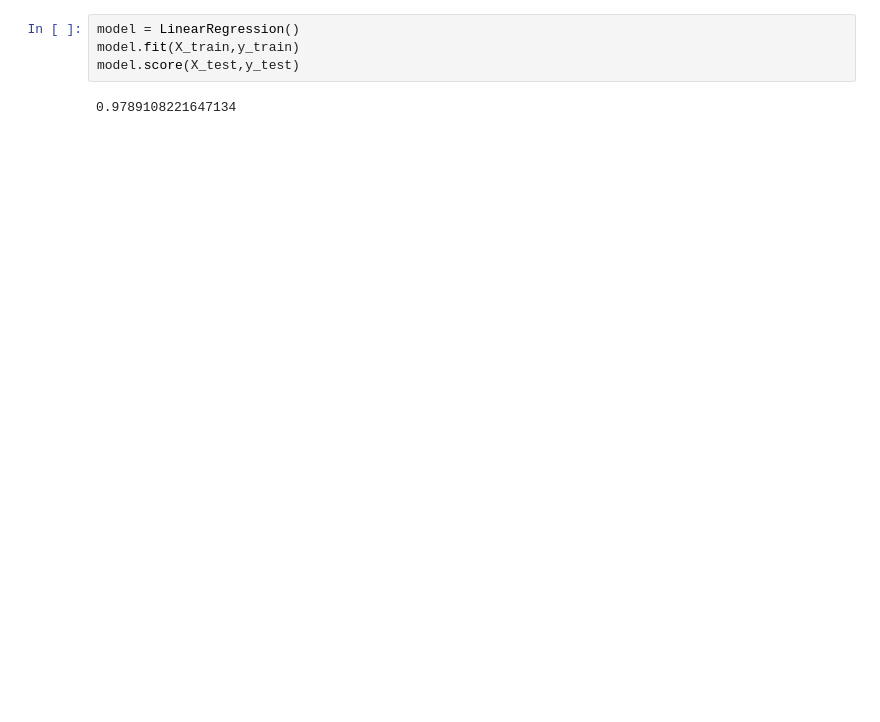
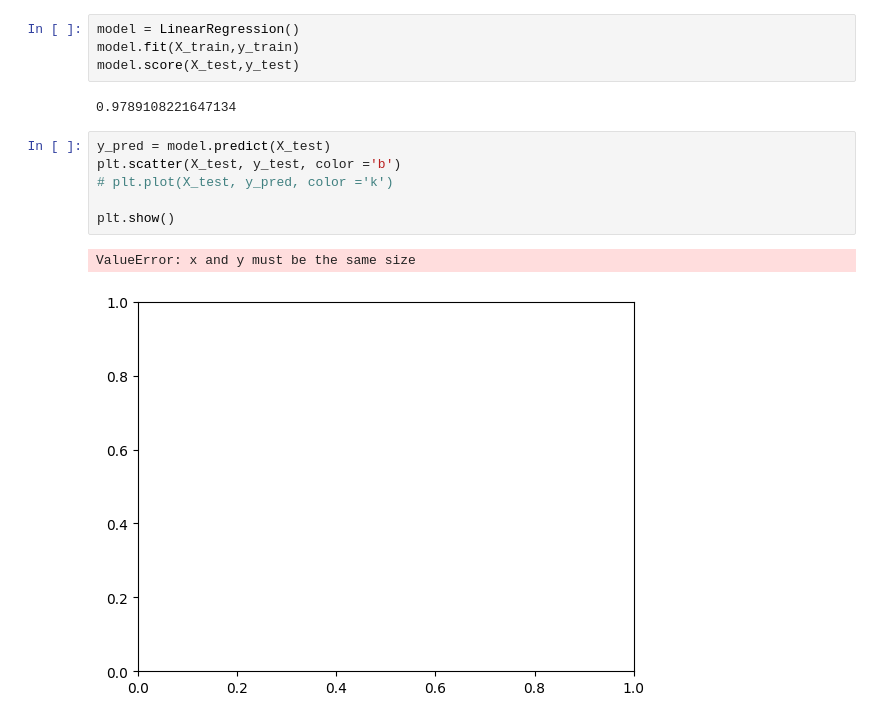
Before and after one commit to Karl-Gilmartin/Twitter-NASDAQ, a Jupyter notebook: ref_main.ipynb, the cells around one changed output. Saved outputs shown, nothing was run; the diff lists cells and outputs as text; blank space fills up the shorter version.

```diff
--- a/ref_main.ipynb
+++ b/ref_main.ipynb
@@ -646,3 +654,12 @@ model.fit(X_train,y_train)
 model.score(X_test,y_test)
 # %% [output]
 0.9789108221647134
+# %%
+y_pred = model.predict(X_test)
+plt.scatter(X_test, y_test, color ='b')
+# plt.plot(X_test, y_pred, color ='k')
+
+plt.show()
+# %% [output]
+ValueError: x and y must be the same size
+[figure, added]
```
Also changed, not shown: parts of 15 cells of this notebook.
